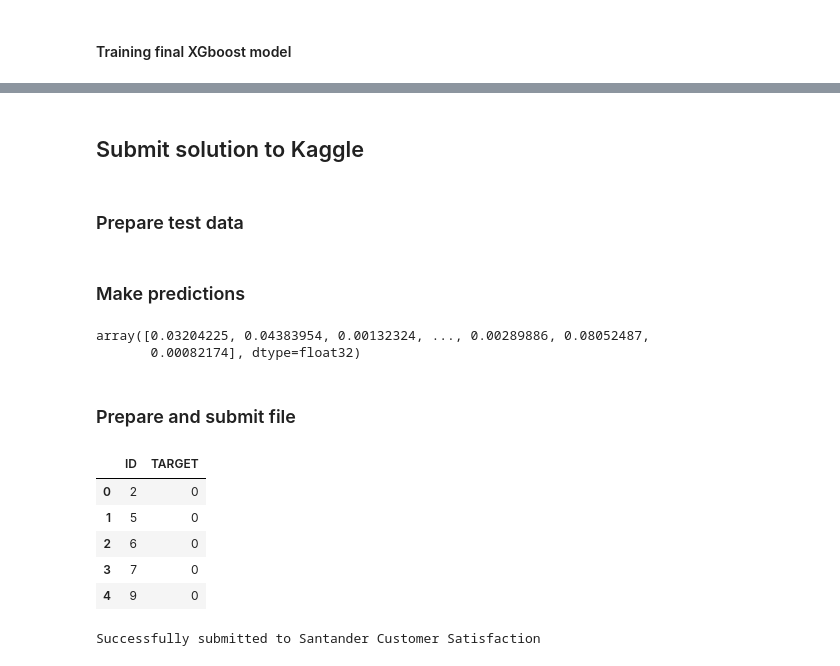
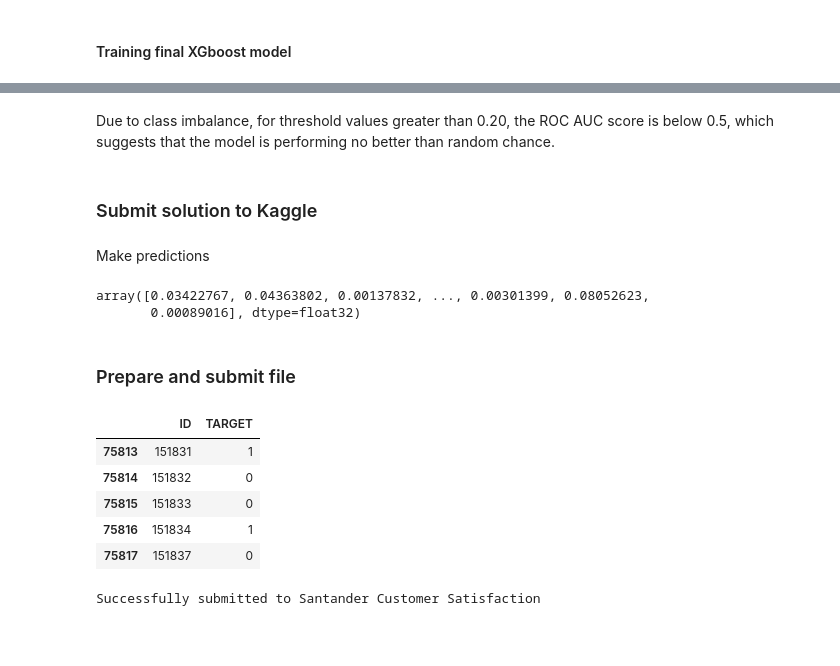
Before and after one commit to javier-cp6/santander-customer-satisfaction, a Jupyter notebook: notebook.ipynb, the cells around one changed output, grey strips where cells are left out. Drawn from its saved outputs; the diff is of its cells as text; code cells hidden in the pictures; blank space fills up the shorter version.

```diff
--- a/notebook.ipynb
+++ b/notebook.ipynb
@@ -263,5 +288,5 @@ sns.heatmap(df_scores_pivot, annot=True, fmt=".3f")
 # %%
 # Training final decision tree model
-dt = DecisionTreeClassifier(max_depth=7, min_samples_leaf=200)
+dt = DecisionTreeClassifier(max_depth=7, min_samples_leaf=100)
 dt.fit(X_train, y_train)
 # %% [output]
@@ -696,7 +806,7 @@ xgb_params = {
     'verbosity': 1,
 }
 
-model = xgb.train(xgb_params, dtrain, num_boost_round=110)
+model = xgb.train(xgb_params, dtrain, num_boost_round=95)
 # %%
 # Validation
 y_pred = model.predict(dval)
@@ -712,4 +864,4 @@ roc_auc_score(y_train, y_pred)
+# %% [markdown]
+Due to class imbalance, for threshold values greater than 0.20, the ROC AUC score is below 0.5, which suggests that the model is performing no better than random chance.
 # %% [markdown]
-## Submit solution to Kaggle
+### Submit solution to Kaggle
-# %% [markdown]
-### Prepare test data
@@ -720,13 +868,13 @@ dtest = xgb.DMatrix(X_test, feature_names=features)
 # %% [markdown]
-### Make predictions
+Make predictions
 # %%
 y_pred_sub = model.predict(dtest)
 y_pred_sub
 # %% [output]
-array([0.03204225, 0.04383954, 0.00132324, ..., 0.00289886, 0.08052487,
-       0.00082174], dtype=float32)
+array([0.03422767, 0.04363802, 0.00137832, ..., 0.00301399, 0.08052623,
+       0.00089016], dtype=float32)
 # %%
-predictions = [round(value) for value in y_pred_sub]
+predictions = [int(value) for value in (y_pred_sub >= 0.05)]
 # %% [markdown]
 ### Prepare and submit file
 # %%
@@ -734,12 +882,12 @@ df_sub = pd.read_csv('data/sample_submission.csv')
 # %%
 df_sub['TARGET'] = np.array(predictions)
 # %%
-df_sub.head()
+df_sub.tail()
 # %% [output]
 |  | ID | TARGET |
-| 0 | 2 | 0 |
-| 1 | 5 | 0 |
-| 2 | 6 | 0 |
-| 3 | 7 | 0 |
-| 4 | 9 | 0 |
+| 75813 | 151831 | 1 |
+| 75814 | 151832 | 0 |
+| 75815 | 151833 | 0 |
+| 75816 | 151834 | 1 |
+| 75817 | 151837 | 0 |
 # %%
```
Also changed, not shown: parts of 55 cells of this notebook.
